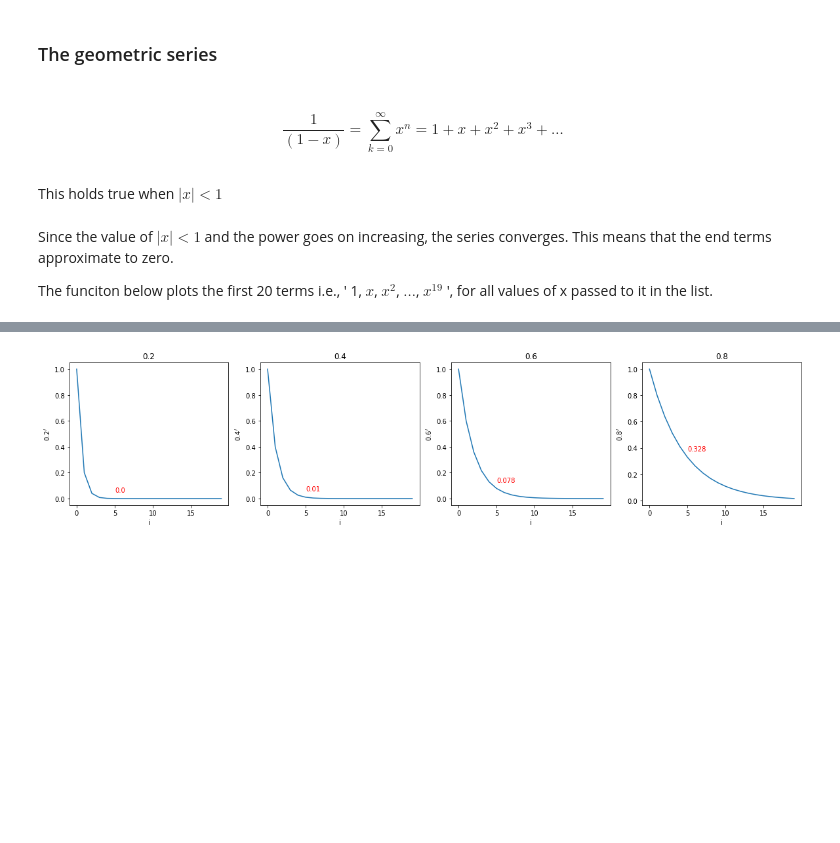
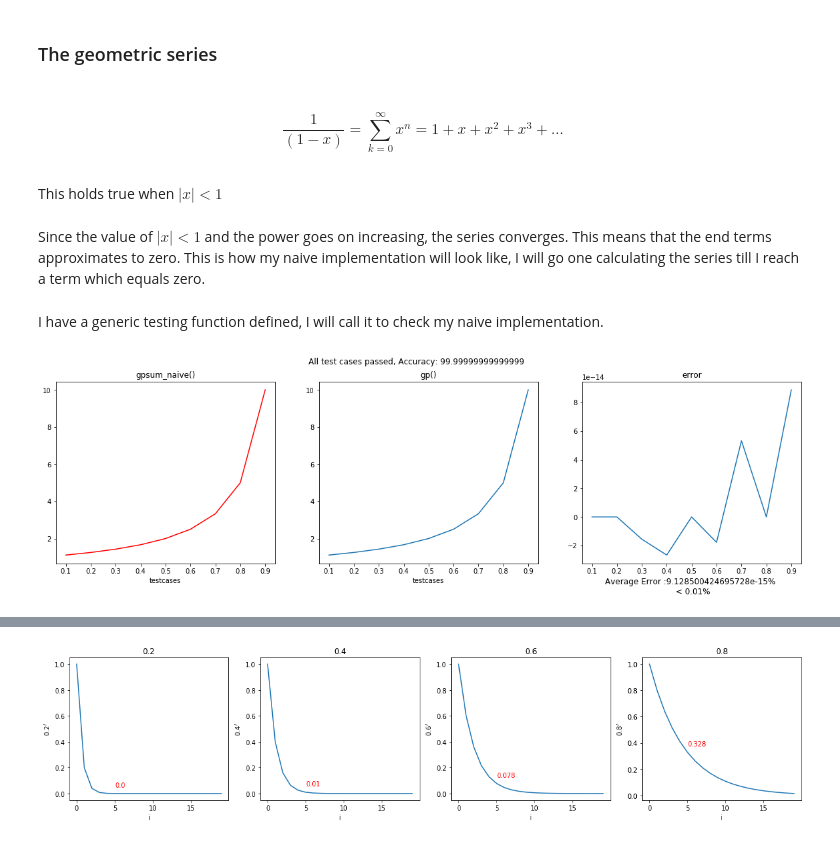
Before and after one commit to ShwetaBarge/PythonForDataScience, a Jupyter notebook: Taylor Series.ipynb, the cells around one changed output, grey strips where cells are left out. Saved outputs shown, nothing was run; the diff lists cells and outputs as text; code cells hidden in the pictures; blank space fills up the shorter version.

Commit message:
Testing block added

```diff
--- a/Taylor Series.ipynb
+++ b/Taylor Series.ipynb
@@ -110,5 +99,4 @@ def gp(x) :
 <br>$$\frac{1}{(1-x)} = \sum_{k=0}^{\infty} x^n = 1 + x + x^2 + x^3 + \dots$$
 <br>This holds true when $|x| < 1$
 # %% [markdown]
-Since the value of $|x| < 1$ and the power goes on increasing, the series converges. This means that the end terms approximate to zero.
-<p>The funciton below plots the first 20 terms i.e., ' 1, $x$, $x^2$, $\dots$, $x^{19}$ ', for all values of x passed to it in the list.
+Since the value of $|x| < 1$ and the power goes on increasing, the series converges. This means that the end terms approximates to zero. This is how my naive implementation will look like, I will go one calculating the series till I reach a term which equals zero.
@@ -114,0 +116,6 @@ Since the value of $|x| < 1$ and the power goes on increasing, the series conver
+# %% [markdown]
+I have a generic testing function defined, I will call it to check my naive implementation.
+# %%
+theSeenAndTheUnseenTest(gpsum_naive, gp, np.linspace(0.1, 1, num = 9, endpoint = False))
+# %% [output]
+[figure, added]
```
Also changed, not shown: parts of 123 cells of this notebook, 5 other files.
